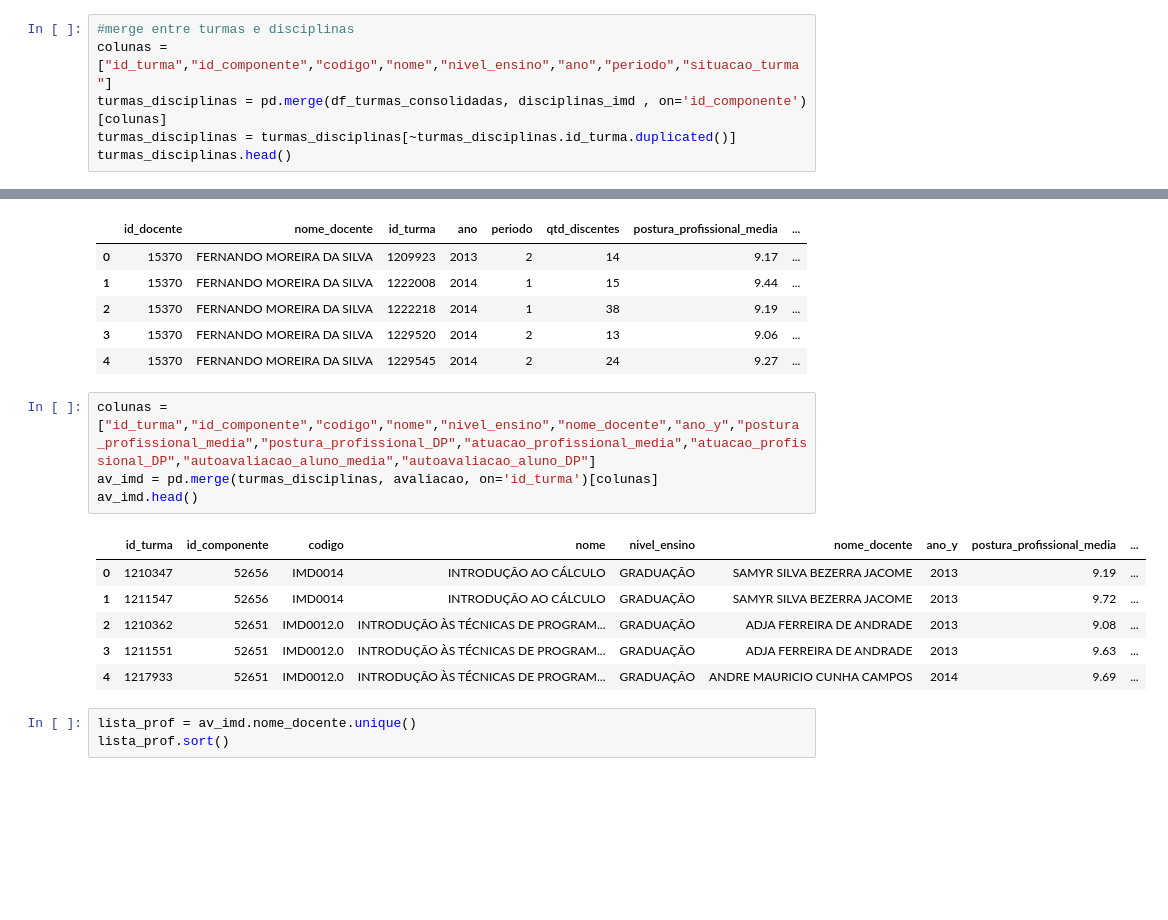
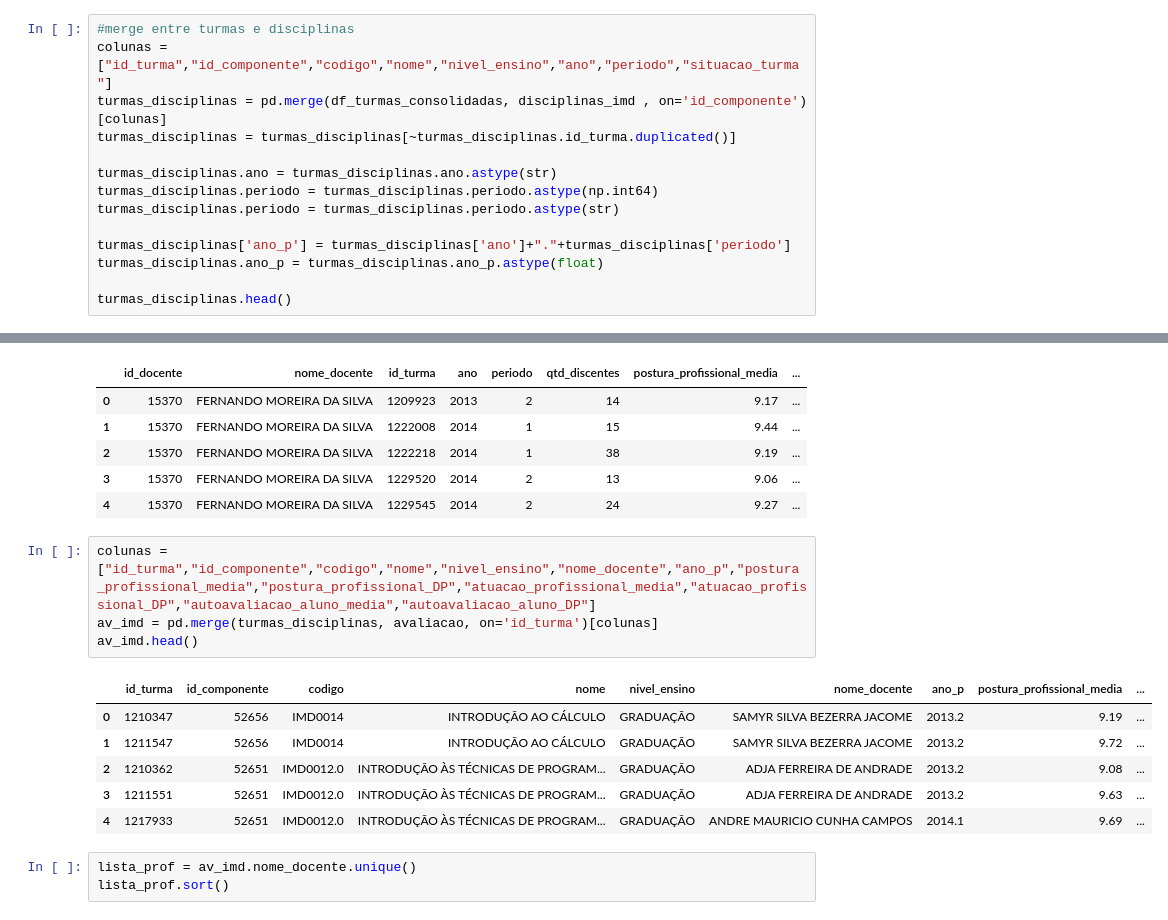
Before and after one commit to Andrelourencogit/Projeto-1-Probabilidade, a Jupyter notebook: projeto02.ipynb, the cells around one changed output, grey strips where cells are left out. Drawn from its saved outputs; the diff is of its cells as text; blank space fills up the shorter version.

```diff
--- a/projeto02.ipynb
+++ b/projeto02.ipynb
@@ -88,5 +88,13 @@ See the caveats in the documentation: http://pandas.pydata.org/pandas-docs/stabl
 colunas = ["id_turma","id_componente","codigo","nome","nivel_ensino","ano","periodo","situacao_turma"]
 turmas_disciplinas = pd.merge(df_turmas_consolidadas, disciplinas_imd , on='id_componente')[colunas]
 turmas_disciplinas = turmas_disciplinas[~turmas_disciplinas.id_turma.duplicated()]
+
+turmas_disciplinas.ano = turmas_disciplinas.ano.astype(str)
+turmas_disciplinas.periodo = turmas_disciplinas.periodo.astype(np.int64)
+turmas_disciplinas.periodo = turmas_disciplinas.periodo.astype(str)
+
+turmas_disciplinas['ano_p'] = turmas_disciplinas['ano']+"."+turmas_disciplinas['periodo']
+turmas_disciplinas.ano_p = turmas_disciplinas.ano_p.astype(float)
+
 turmas_disciplinas.head()
 # %% [output]
@@ -108,16 +116,16 @@ avaliacao.head()
 | 3 | 15370 | FERNANDO MOREIRA DA SILVA | 1229520 | 2014 | 2 | 13 | 9.06 | ... |
 | 4 | 15370 | FERNANDO MOREIRA DA SILVA | 1229545 | 2014 | 2 | 24 | 9.27 | ... |
 # %%
-colunas = ["id_turma","id_componente","codigo","nome","nivel_ensino","nome_docente","ano_y","postura_profissional_media","postura_profissional_DP","atuacao_profissional_media","atuacao_profissional_DP","autoavaliacao_aluno_media","autoavaliacao_aluno_DP"]
+colunas = ["id_turma","id_componente","codigo","nome","nivel_ensino","nome_docente","ano_p","postura_profissional_media","postura_profissional_DP","atuacao_profissional_media","atuacao_profissional_DP","autoavaliacao_aluno_media","autoavaliacao_aluno_DP"]
 av_imd = pd.merge(turmas_disciplinas, avaliacao, on='id_turma')[colunas]
 av_imd.head()
 # %% [output]
-|  | id_turma | id_componente | codigo | nome | nivel_ensino | nome_docente | ano_y | postura_profissional_media | ... |
-| 0 | 1210347 | 52656 | IMD0014 | INTRODUÇÃO AO CÁLCULO | GRADUAÇÃO | SAMYR SILVA BEZERRA JACOME | 2013 | 9.19 | ... |
-| 1 | 1211547 | 52656 | IMD0014 | INTRODUÇÃO AO CÁLCULO | GRADUAÇÃO | SAMYR SILVA BEZERRA JACOME | 2013 | 9.72 | ... |
-| 2 | 1210362 | 52651 | IMD0012.0 | INTRODUÇÃO ÀS TÉCNICAS DE PROGRAM... | GRADUAÇÃO | ADJA FERREIRA DE ANDRADE | 2013 | 9.08 | ... |
-| 3 | 1211551 | 52651 | IMD0012.0 | INTRODUÇÃO ÀS TÉCNICAS DE PROGRAM... | GRADUAÇÃO | ADJA FERREIRA DE ANDRADE | 2013 | 9.63 | ... |
-| 4 | 1217933 | 52651 | IMD0012.0 | INTRODUÇÃO ÀS TÉCNICAS DE PROGRAM... | GRADUAÇÃO | ANDRE MAURICIO CUNHA CAMPOS | 2014 | 9.69 | ... |
+|  | id_turma | id_componente | codigo | nome | nivel_ensino | nome_docente | ano_p | postura_profissional_media | ... |
+| 0 | 1210347 | 52656 | IMD0014 | INTRODUÇÃO AO CÁLCULO | GRADUAÇÃO | SAMYR SILVA BEZERRA JACOME | 2013.2 | 9.19 | ... |
+| 1 | 1211547 | 52656 | IMD0014 | INTRODUÇÃO AO CÁLCULO | GRADUAÇÃO | SAMYR SILVA BEZERRA JACOME | 2013.2 | 9.72 | ... |
+| 2 | 1210362 | 52651 | IMD0012.0 | INTRODUÇÃO ÀS TÉCNICAS DE PROGRAM... | GRADUAÇÃO | ADJA FERREIRA DE ANDRADE | 2013.2 | 9.08 | ... |
+| 3 | 1211551 | 52651 | IMD0012.0 | INTRODUÇÃO ÀS TÉCNICAS DE PROGRAM... | GRADUAÇÃO | ADJA FERREIRA DE ANDRADE | 2013.2 | 9.63 | ... |
+| 4 | 1217933 | 52651 | IMD0012.0 | INTRODUÇÃO ÀS TÉCNICAS DE PROGRAM... | GRADUAÇÃO | ANDRE MAURICIO CUNHA CAMPOS | 2014.1 | 9.69 | ... |
 # %%
 lista_prof = av_imd.nome_docente.unique()
 lista_prof.sort()
```
Also changed, not shown: parts of 10 cells of this notebook, 16 other files.
